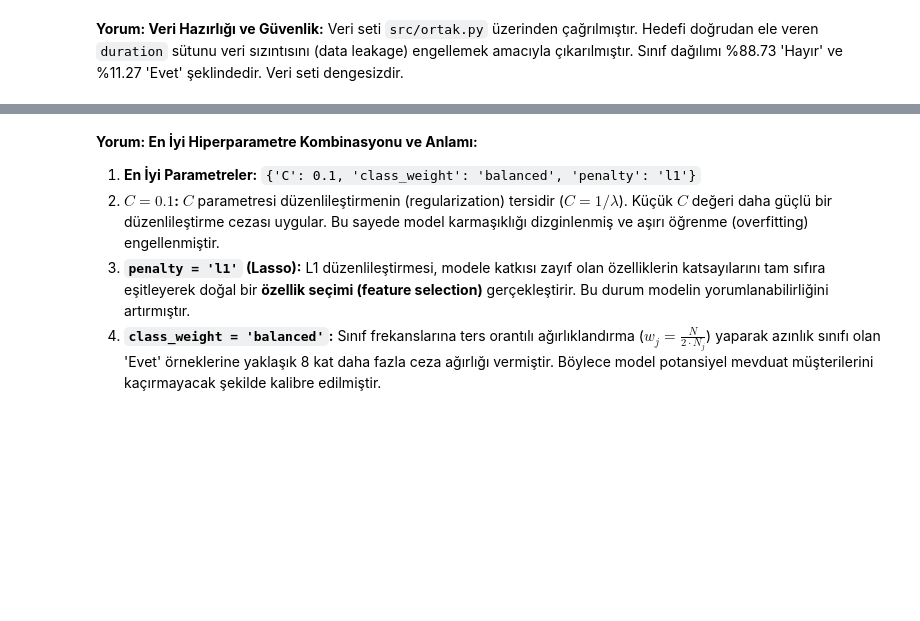
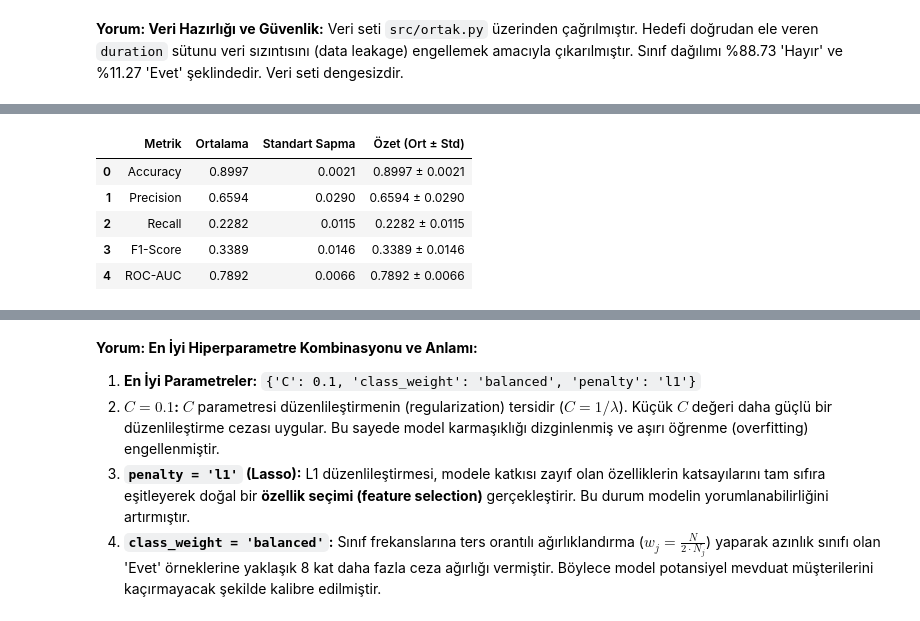
Before and after one commit to zeyneppbaran/ml-proje, a Jupyter notebook: notebooks/06_model_lojistik_regresyon.ipynb, the cells around one changed output, grey strips where cells are left out. Saved outputs shown, nothing was run; the diff lists cells and outputs as text; code cells hidden in the pictures; blank space fills up the shorter version.

Commit message:
Update preprocessing and logistic regression validation

```diff
--- a/notebooks/06_model_lojistik_regresyon.ipynb
+++ b/notebooks/06_model_lojistik_regresyon.ipynb
@@ -99,0 +71,68 @@ weighted avg     0.8844    0.9011    0.8775      8238
+# %%
+def build_baseline_pipeline():
+    """Varsayılan hiperparametrelerle ortak Lojistik Regresyon Pipeline nesnesini oluşturur."""
+    return build_full_pipeline(
+        LogisticRegression(max_iter=1000, random_state=RANDOM_STATE)
+    )
+
+
+def validate_baseline_model(X_train, y_train, cv=None, n_jobs=-1):
+    """
+    Temel (baseline) Lojistik Regresyon modelini yalnızca eğitim verisi üzerinde
+    ortak 5-katlı StratifiedKFold çapraz doğrulama (capraz_dogrula) ile değerlendirir.
+    Test seti (X_test, y_test) bu aşamada kesinlikle kullanılmaz.
+    """
+    pipe = build_baseline_pipeline()
+    if cv is None:
+        cv = ortak_cv()
+    return capraz_dogrula(pipe, X_train, y_train, cv=cv, n_jobs=n_jobs)
+
+
+def train_baseline_model(X_train, y_train):
+    """Varsayılan hiperparametrelerle temel (baseline) Lojistik Regresyon modelini yalnızca eğitim verisiyle eğitir."""
+    pipe = build_baseline_pipeline()
+    pipe.fit(X_train, y_train)
+    return pipe
+
+
+# Ortak 5-katlı tabakalı çapraz doğrulama (StratifiedKFold(n_splits=5, shuffle=True, random_state=42))
+cv = ortak_cv()
+
+# E1 değerlendirmesi YALNIZCA X_train ve y_train üzerinde yapılır (X_test kesinlikle kullanılmaz!)
+t0 = time.perf_counter()
+baseline_cv_sonuc = validate_baseline_model(X_train, y_train, cv=cv, n_jobs=-1)
+baseline_cv_suresi = time.perf_counter() - t0
+
+# Temel modelin tek seferlik eğitim süresini ölçmek için yalnızca eğitim setiyle fit ediyoruz
+t1 = time.perf_counter()
+baseline_model = train_baseline_model(X_train, y_train)
+baseline_egitim_suresi = time.perf_counter() - t1
+
+# Her metrik için ortalama ve standart sapma tablosu
+metrik_etiketleri = [
+    ("accuracy", "Accuracy"),
+    ("precision", "Precision"),
+    ("recall", "Recall"),
+    ("f1", "F1-Score"),
+    ("roc_auc", "ROC-AUC")
+]
+
+baseline_satirlar = []
+print("========== TEMEL (BASELINE) MODEL 5-KATLI CV SONUÇLARI (EĞİTİM SETİ) ==========")
+for anahtar, etiket in metrik_etiketleri:
+    ort = baseline_cv_sonuc[anahtar]["ortalama"]
+    std = baseline_cv_sonuc[anahtar]["std"]
+    baseline_satirlar.append({
+        "Metrik": etiket,
+        "Ortalama": round(ort, 4),
+        "Standart Sapma": round(std, 4),
+        "Özet (Ort ± Std)": f"{ort:.4f} ± {std:.4f}"
+    })
+    print(f"{etiket:10s}: {ort:.4f} ± {std:.4f}")
+
+print(f"\nTemel Model 5-Katlı CV Süresi  : {baseline_cv_suresi:.2f} sn")
+print(f"Temel Model Tekil Eğitim Süresi: {baseline_egitim_suresi:.2f} sn")
+
+baseline_ozet_df = pd.DataFrame(baseline_satirlar)
+display(baseline_ozet_df)
+# %% [output]
@@ -100 +148,7 @@ weighted avg     0.8844    0.9011    0.8775      8238
+|  | Metrik | Ortalama | Standart Sapma | Özet (Ort ± Std) |
+| 0 | Accuracy | 0.8997 | 0.0021 | 0.8997 ± 0.0021 |
+| 1 | Precision | 0.6594 | 0.0290 | 0.6594 ± 0.0290 |
+| 2 | Recall | 0.2282 | 0.0115 | 0.2282 ± 0.0115 |
+| 3 | F1-Score | 0.3389 | 0.0146 | 0.3389 ± 0.0146 |
+| 4 | ROC-AUC | 0.7892 | 0.0066 | 0.7892 ± 0.0066 |
 # %% [markdown]
```
Also changed, not shown: parts of 17 cells of this notebook, 3 other files.
